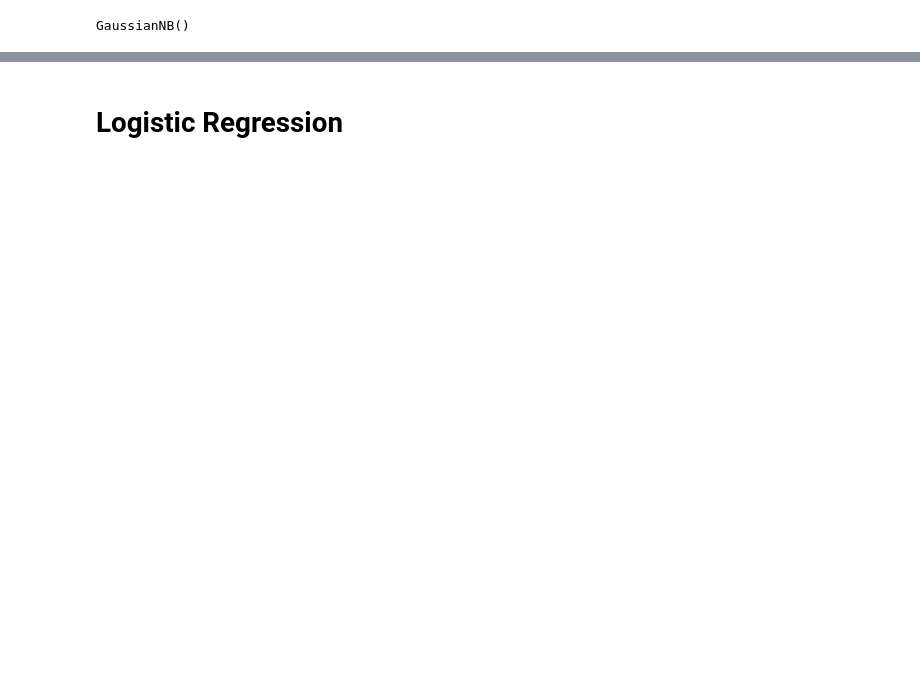
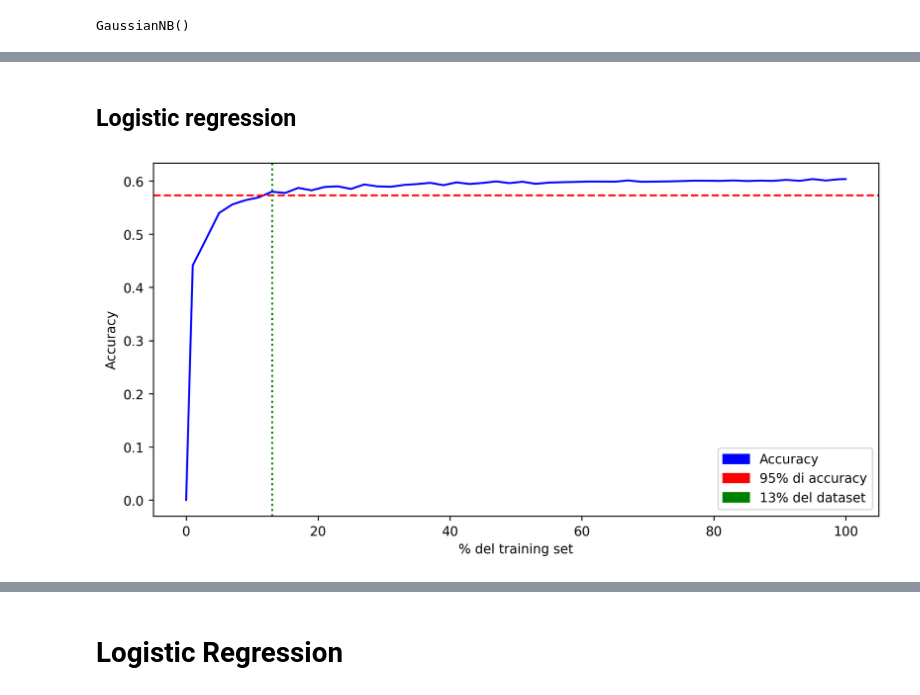
Before and after one commit to cri98li/Data-Mining-2-Project-ts-classification, a Jupyter notebook: Fase 2.1 (Classificazione).ipynb, the cells around one changed output, grey strips where cells are left out. Saved outputs shown, nothing was run; the diff lists cells and outputs as text; code cells hidden in the pictures; blank space fills up the shorter version.

```diff
--- a/Fase 2.1 (Classificazione).ipynb
+++ b/Fase 2.1 (Classificazione).ipynb
@@ -329,0 +470,7 @@ weighted avg       0.35      0.29      0.27     14783
+# %% [markdown]
+## Logistic regression
+# %%
+grafico(accuracyRes, yline=accuracyRes[100]*.95, ylabel="95% di accuracy", xline=13, xlabel="13% del dataset", label="Accuracy")
+plt.savefig("accuracy_logistic.pdf", bbox_inches='tight')
+# %% [output]
+[figure, added]
```
Also changed, not shown: parts of 50 cells of this notebook, 2 other files.
